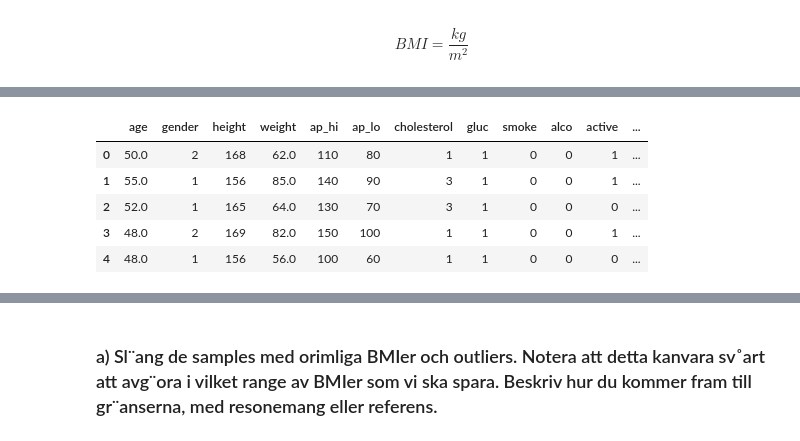
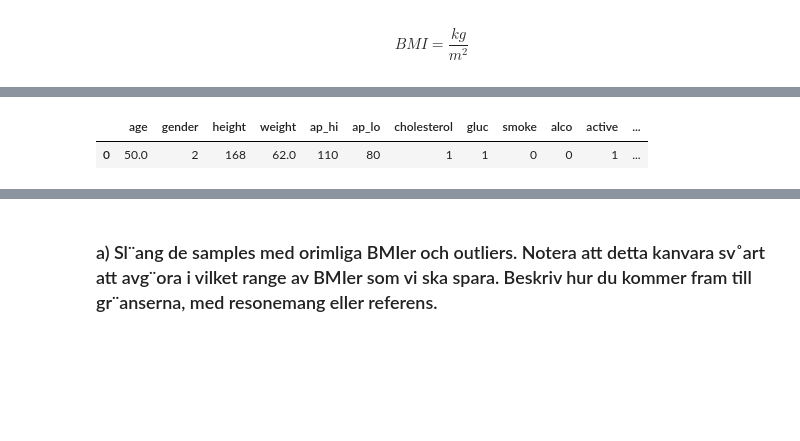
Before and after one commit to Arsen9988/Machine-learning-Arsen, a Jupyter notebook: Labb_ML/Labb_Arsen_ML.ipynb, the cells around one changed output, grey strips where cells are left out. Saved outputs shown, nothing was run; the diff lists cells and outputs as text; code cells hidden in the pictures; blank space fills up the shorter version.

```diff
--- a/Labb_ML/Labb_Arsen_ML.ipynb
+++ b/Labb_ML/Labb_Arsen_ML.ipynb
@@ -261,10 +86,6 @@ tabell_bmi
 # %%
 df["BMI"] = df["weight"] / (df["height"]/100)**2
-df.head()
+df.head(1)
 # %% [output]
 |  | age | gender | height | weight | ap_hi | ap_lo | cholesterol | gluc | smoke | alco | active | ... |
 | 0 | 50.0 | 2 | 168 | 62.0 | 110 | 80 | 1 | 1 | 0 | 0 | 1 | ... |
-| 1 | 55.0 | 1 | 156 | 85.0 | 140 | 90 | 3 | 1 | 0 | 0 | 1 | ... |
-| 2 | 52.0 | 1 | 165 | 64.0 | 130 | 70 | 3 | 1 | 0 | 0 | 0 | ... |
-| 3 | 48.0 | 2 | 169 | 82.0 | 150 | 100 | 1 | 1 | 0 | 0 | 1 | ... |
-| 4 | 48.0 | 1 | 156 | 56.0 | 100 | 60 | 1 | 1 | 0 | 0 | 0 | ... |
```
Also changed, not shown: parts of 97 cells of this notebook, 5 other files.
